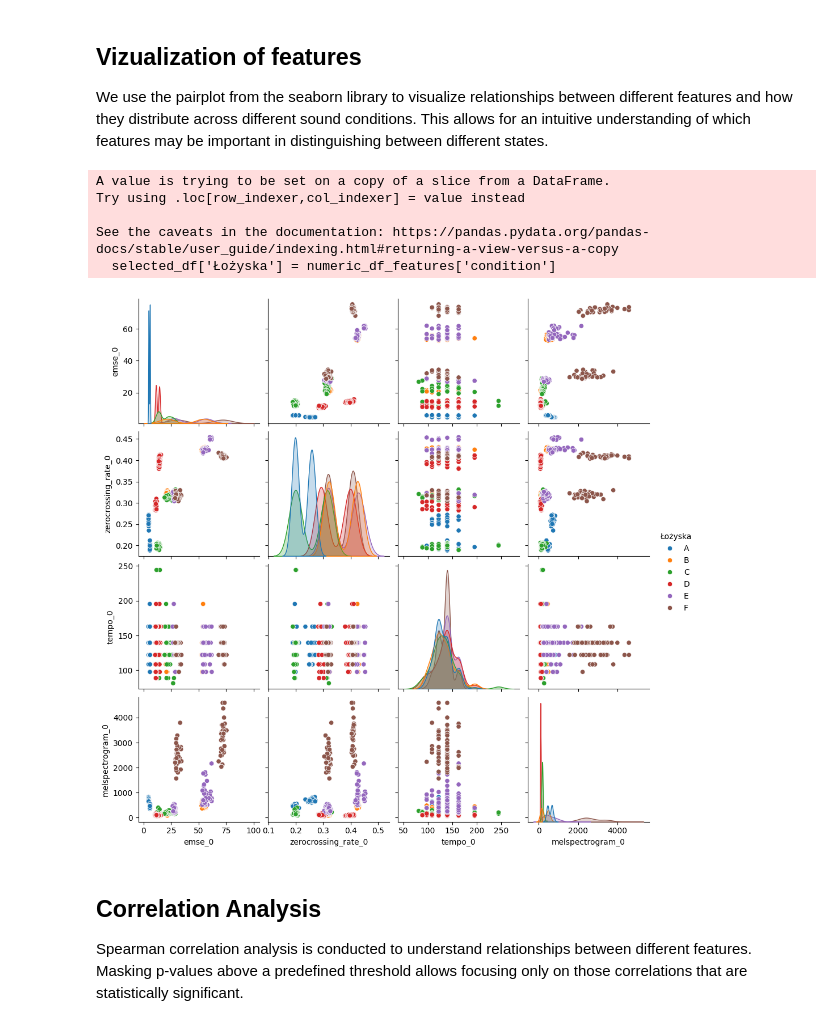
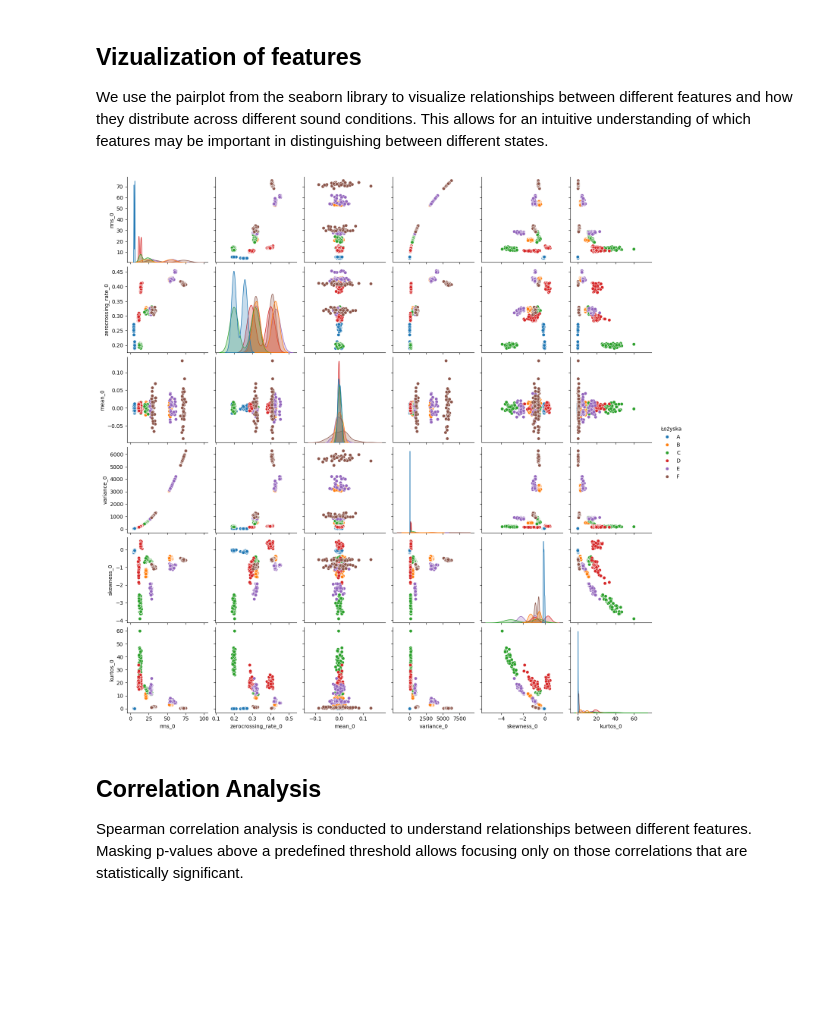
Before and after one commit to Mikaelow/Praca-inzynierska, a Jupyter notebook: lozyska.ipynb, the cells around one changed output. Cells and saved outputs as stored; diff of their text form; code cells hidden in the pictures; blank space fills up the shorter version.

```diff
--- a/lozyska.ipynb
+++ b/lozyska.ipynb
@@ -190,3 +142,26 @@ def features_creator(segment, sample_rate, condition):
+# %%
+def features_creator(segment, sample_rate, condition):
+
+    # Time Domain Features
+    rms = librosa.feature.rms(y=segment)
+    zerocrossing_rate = librosa.feature.zero_crossing_rate(y=segment)
+
+    # Statistic features
+    mean = statistics.mean(segment)
+    skewness = skew(segment)
+    variance = statistics.variance(segment)
+    kurtos = kurtosis(segment)
+
+    features = {
+        'condition': condition,
+        'rms': np.mean(rms, axis=1),
+        'zerocrossing_rate': np.mean(zerocrossing_rate, axis=1),
+        'mean': mean,
+        'variance': variance,
+        'skewness': skewness,
+        'kurtos': kurtos
+      }
+    return features
 # %% [markdown]
 ## Function spliting data base to smaller part and using function `features_creator`
 # %%
@@ -275,22 +250,17 @@ We use the pairplot from the seaborn library to visualize relationships between
 # %%
 import seaborn as sns
 
 # Wybór podzbioru cech do wizualizacji
-selected_columns = numeric_df_features.columns[1:5]  # Przykładowy wybór pierwszych 5 kolumn cech
+selected_columns = numeric_df_features.columns[:]  # Przykładowy wybór pierwszych 5 kolumn cech
 selected_df = numeric_df_features[selected_columns]
 selected_df['Łożyska'] = numeric_df_features['condition']
 
 # Wyświetlenie sns.pairplot
 sns.pairplot(selected_df, hue='Łożyska')
 
 plt.show()
 # %% [output]
-A value is trying to be set on a copy of a slice from a DataFrame.
-Try using .loc[row_indexer,col_indexer] = value instead
-
-See the caveats in the documentation: https://pandas.pydata.org/pandas-docs/stable/user_guide/indexing.html#returning-a-view-versus-a-copy
-  selected_df['Łożyska'] = numeric_df_features['condition']
-[figure, old version]
+[figure, new version]
 # %% [markdown]
 ## Correlation Analysis
 
```
Also changed, not shown: parts of 15 cells of this notebook, 4 other files.
